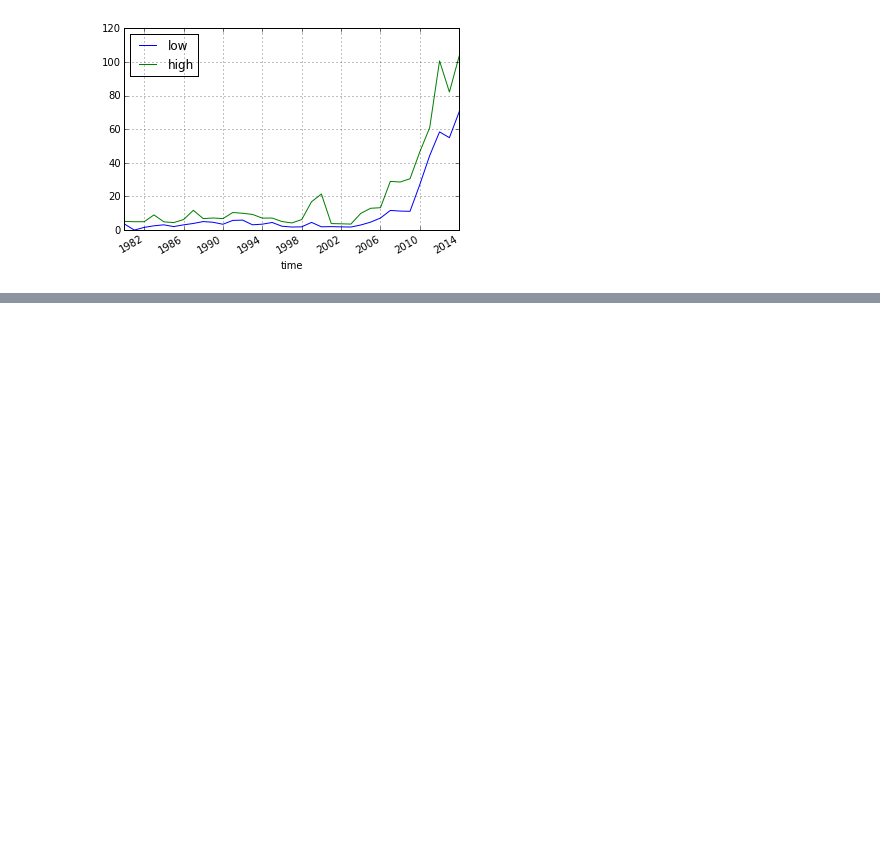
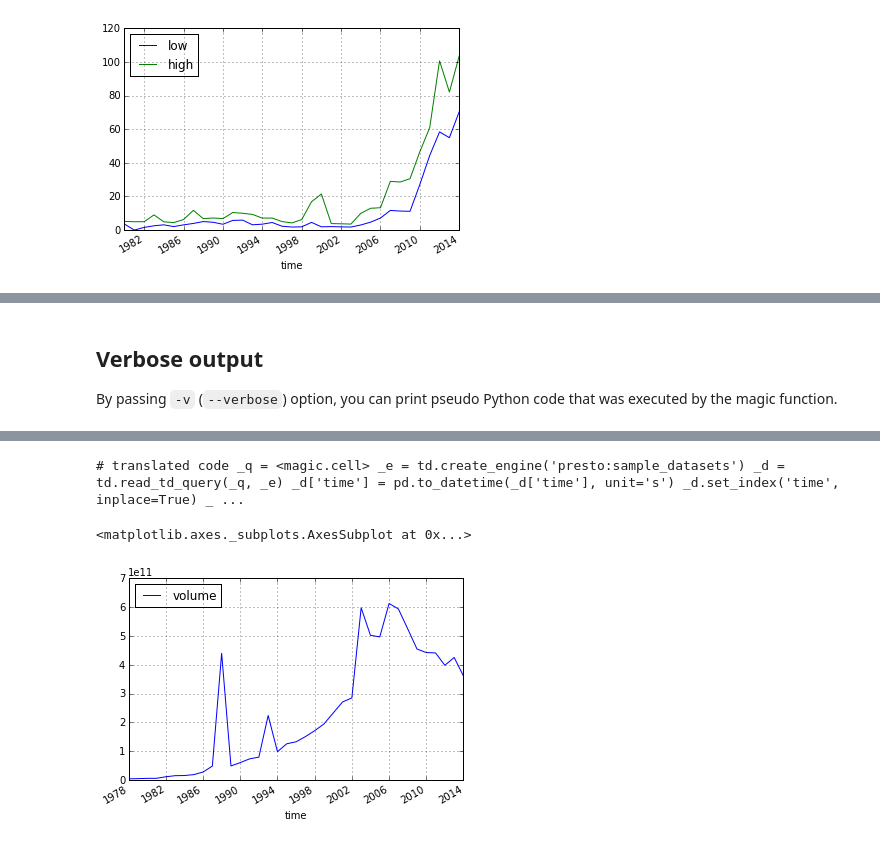
Before and after one commit to treasure-data/pandas-td, a Jupyter notebook: doc/magic.ipynb, the cells around one changed output, grey strips where cells are left out. Saved outputs shown, nothing was run; the diff lists cells and outputs as text; code cells hidden in the pictures; blank space fills up the shorter version.

Commit message:
Add options for magic functions.

```diff
--- a/doc/magic.ipynb
+++ b/doc/magic.ipynb
@@ -121,0 +206,14 @@ group by
+# %% [markdown]
+## Verbose output
+
+By passing ``-v`` (``--verbose``) option, you can print pseudo Python code that was executed by the magic function.
+# %%
+%%td_presto -v --plot
+select
+    td_date_trunc('year', time) time,
+    sum(volume) volume
+from
+    nasdaq
+group by
+    1
+# %% [output]
@@ -121,0 +230,3 @@ group by
+# translated code _q = <magic.cell> _e = td.create_engine('presto:sample_datasets') _d = td.read_td_query(_q, _e) _d['time'] = pd.to_datetime(_d['time'], unit='s') _d.set_index('time', inplace=True) _ ...
+<matplotlib.axes._subplots.AxesSubplot at 0x...>
+[figure, added]
```
Also changed, not shown: parts of 14 cells of this notebook, 2 other files.
